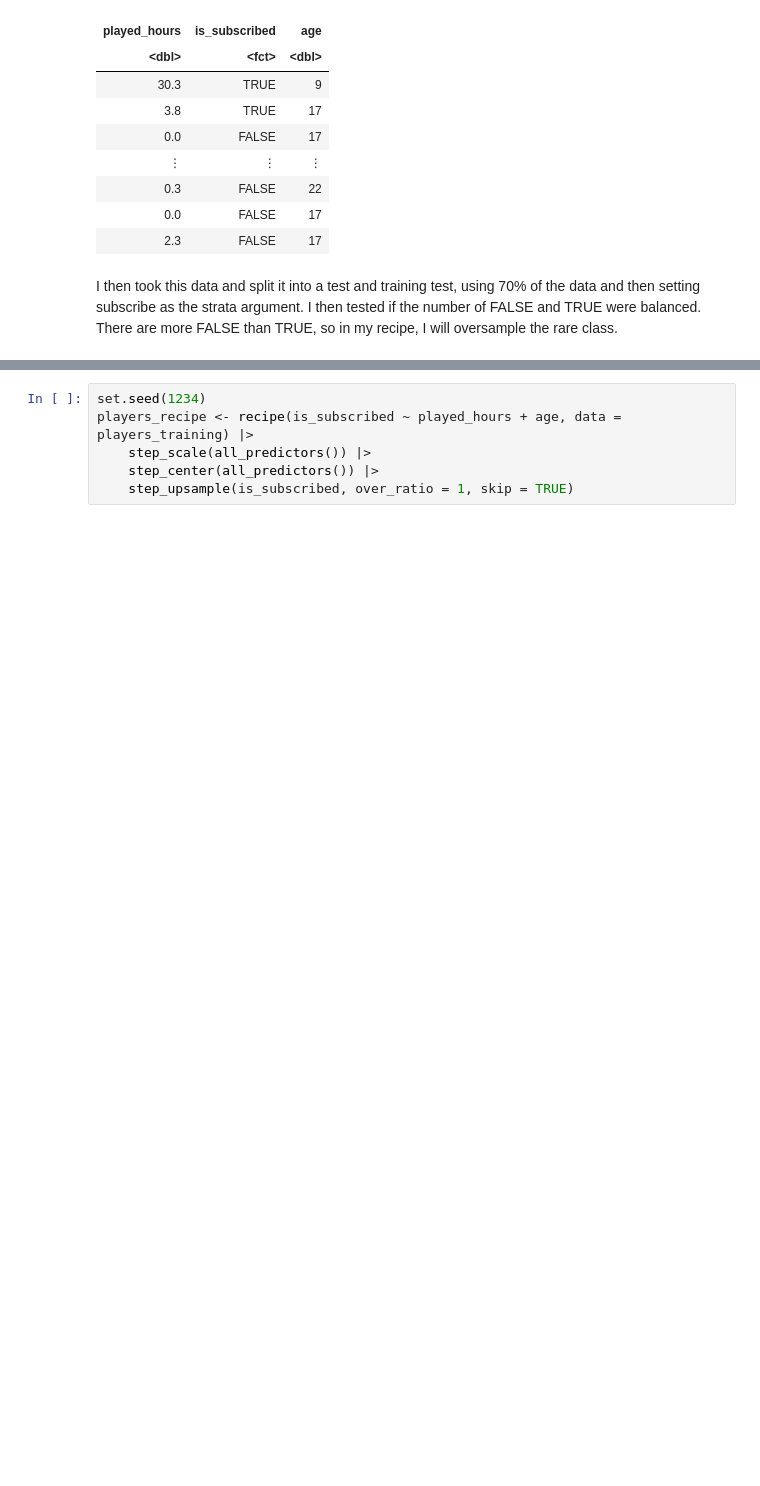
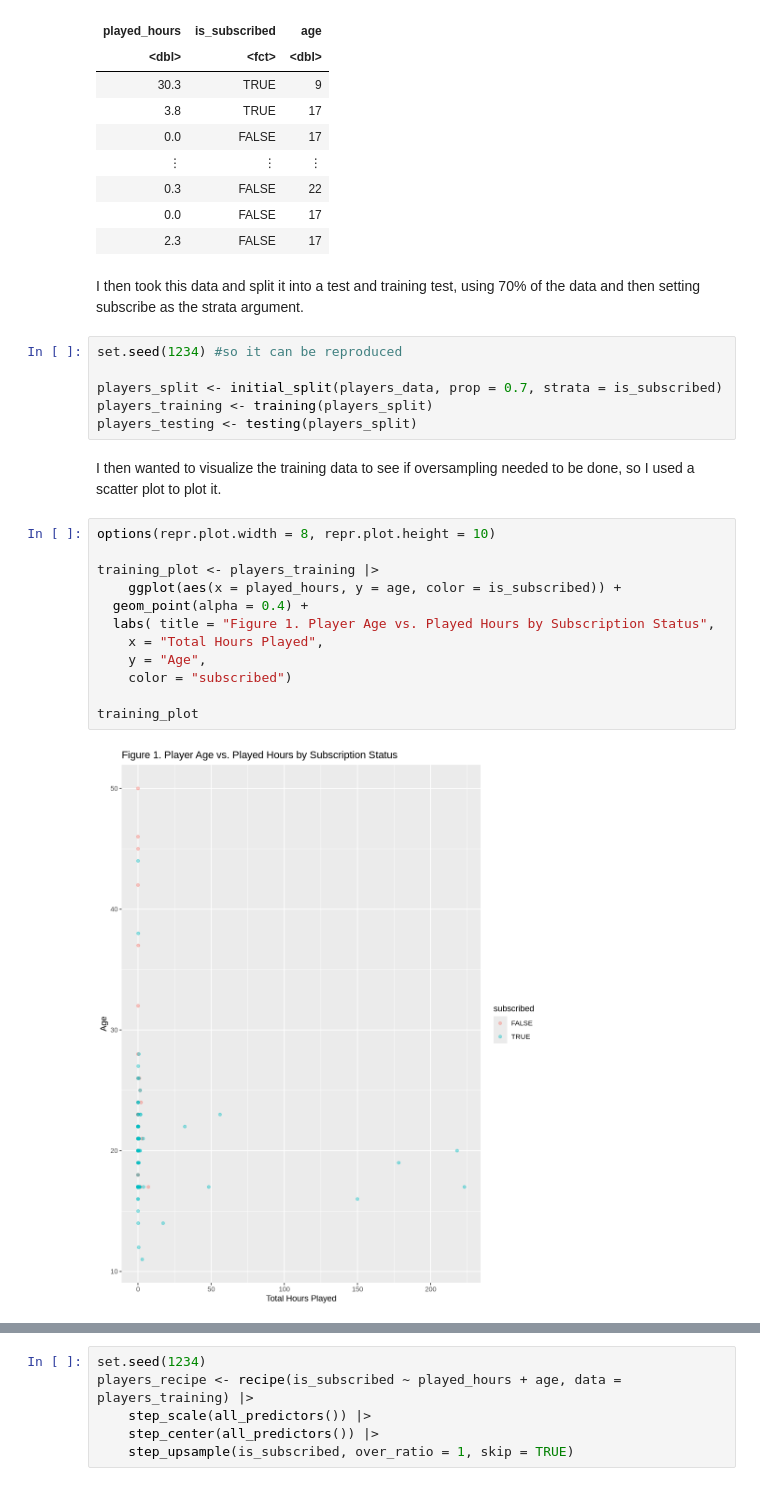
Before and after one commit to libbylee/dsci-100-minecraft-project, a Jupyter notebook: project.ipynb, the cells around one changed output, grey strips where cells are left out. Saved outputs shown, nothing was run; the diff lists cells and outputs as text; blank space fills up the shorter version.

Commit message:
Added a new figure for visualization

```diff
--- a/project.ipynb
+++ b/project.ipynb
@@ -76,4 +76,26 @@ A tibble: 194 × 3
 | 0.0 | FALSE | 17 |
 | 2.3 | FALSE | 17 |
 # %% [markdown]
-I then took this data and split it into a test and training test, using 70% of the data and then setting subscribe as the strata argument. I then tested if the number of FALSE and TRUE were balanced. There are more FALSE than TRUE, so in my recipe, I will oversample the rare class.
+I then took this data and split it into a test and training test, using 70% of the data and then setting subscribe as the strata argument.
+# %%
+set.seed(1234) #so it can be reproduced
+
+players_split <- initial_split(players_data, prop = 0.7, strata = is_subscribed)
+players_training <- training(players_split)
+players_testing <- testing(players_split)
+# %% [markdown]
+I then wanted to visualize the training data to see if oversampling needed to be done, so I used a scatter plot to plot it.
+# %%
+options(repr.plot.width = 8, repr.plot.height = 10)
+
+training_plot <- players_training |>
+    ggplot(aes(x = played_hours, y = age, color = is_subscribed)) +
+  geom_point(alpha = 0.4) +
+  labs( title = "Figure 1. Player Age vs. Played Hours by Subscription Status",
+    x = "Total Hours Played",
+    y = "Age",
+    color = "subscribed")
+
+training_plot
+# %% [output]
+[figure, added]
```
Also changed, not shown: parts of 5 cells of this notebook.
